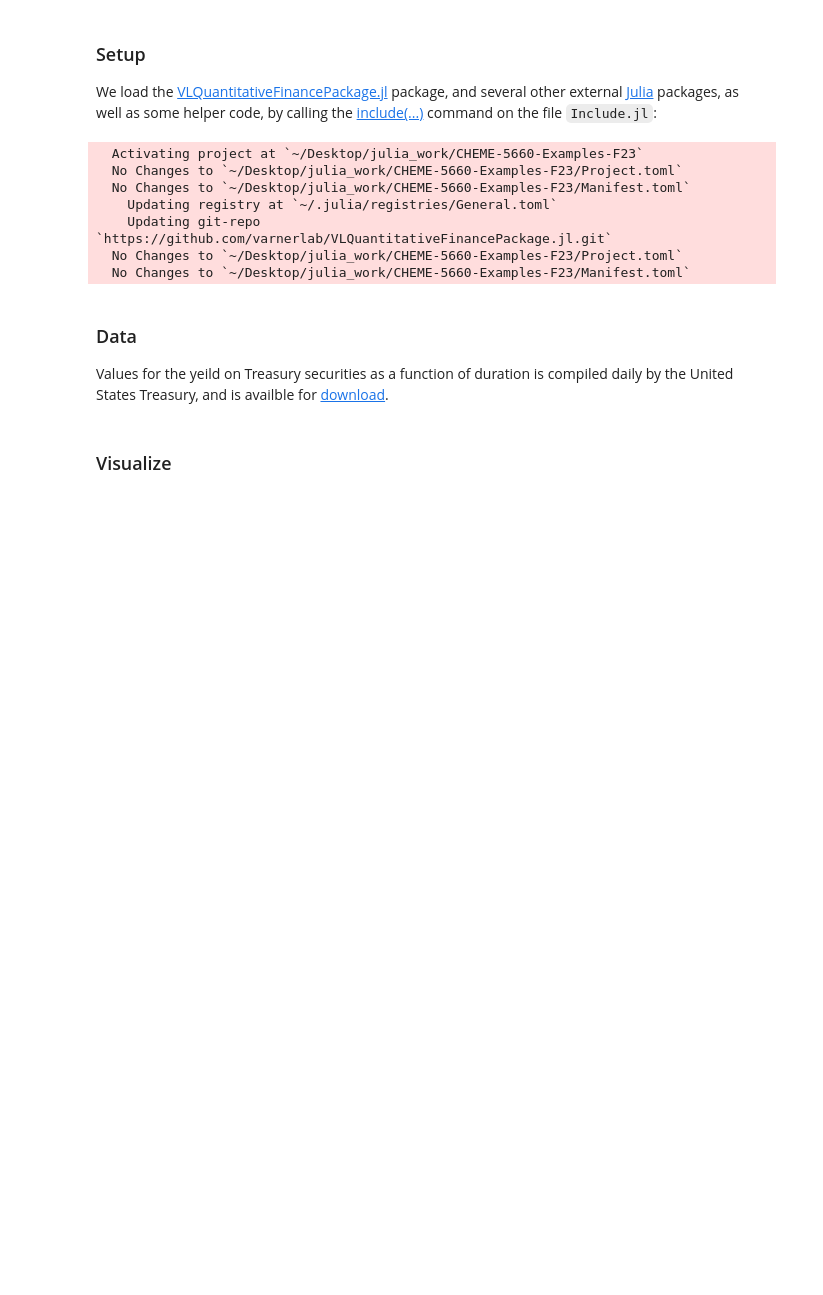
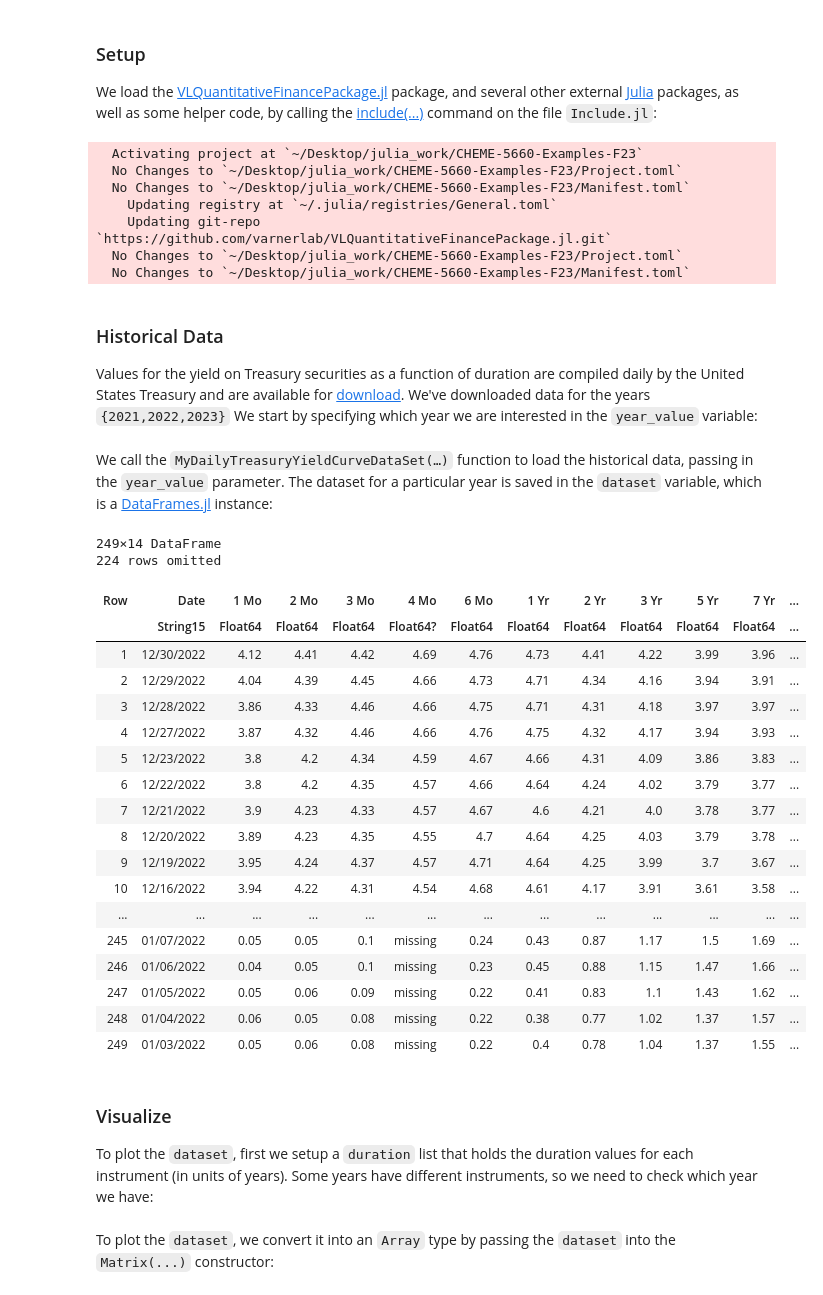
Before and after one commit to varnerlab/CHEME-5660-Examples-F23, a Jupyter notebook: CHEME-5660-L5a-YieldCurve-Data.ipynb, the cells around one changed output. Cells and saved outputs as stored; diff of their text form; code cells hidden in the pictures; blank space fills up the shorter version.

```diff
--- a/CHEME-5660-L5a-YieldCurve-Data.ipynb
+++ b/CHEME-5660-L5a-YieldCurve-Data.ipynb
@@ -19,5 +22,5 @@ include("Include.jl");
   No Changes to `~/Desktop/julia_work/CHEME-5660-Examples-F23/Project.toml`
   No Changes to `~/Desktop/julia_work/CHEME-5660-Examples-F23/Manifest.toml`
 # %% [markdown]
-### Data
-Values for the yeild on Treasury securities as a function of duration is compiled daily by the United States Treasury, and is availble for [download](https://home.treasury.gov/policy-issues/financing-the-government/interest-rate-statistics).
+### Historical Data
+Values for the yield on Treasury securities as a function of duration are compiled daily by the United States Treasury and are available for [download](https://home.treasury.gov/policy-issues/financing-the-government/interest-rate-statistics). We've downloaded data for the years `{2021,2022,2023}` We start by specifying which year we are interested in the `year_value` variable:
@@ -24,4 +29,28 @@ Values for the yeild on Treasury securities as a function of duration is compile
+# %% [markdown]
+We call the `MyDailyTreasuryYieldCurveDataSet(…)` function to load the historical data, passing in the `year_value` parameter. The dataset for a particular year is saved in the `dataset` variable, which is a [DataFrames.jl](https://github.com/JuliaData/DataFrames.jl) instance:
 # %%
-dataset = MyDailyTreasuryYieldCurveDataSet();
+dataset = MyDailyTreasuryYieldCurveDataSet(; year = year_value)
+# %% [output]
+249×14 DataFrame
+224 rows omitted
+| Row | Date | 1 Mo | 2 Mo | 3 Mo | 4 Mo | 6 Mo | 1 Yr | 2 Yr | 3 Yr | 5 Yr | 7 Yr | ... |
+|  | String15 | Float64 | Float64 | Float64 | Float64? | Float64 | Float64 | Float64 | Float64 | Float64 | Float64 | ... |
+| 1 | 12/30/2022 | 4.12 | 4.41 | 4.42 | 4.69 | 4.76 | 4.73 | 4.41 | 4.22 | 3.99 | 3.96 | ... |
+| 2 | 12/29/2022 | 4.04 | 4.39 | 4.45 | 4.66 | 4.73 | 4.71 | 4.34 | 4.16 | 3.94 | 3.91 | ... |
+| 3 | 12/28/2022 | 3.86 | 4.33 | 4.46 | 4.66 | 4.75 | 4.71 | 4.31 | 4.18 | 3.97 | 3.97 | ... |
+| 4 | 12/27/2022 | 3.87 | 4.32 | 4.46 | 4.66 | 4.76 | 4.75 | 4.32 | 4.17 | 3.94 | 3.93 | ... |
+| 5 | 12/23/2022 | 3.8 | 4.2 | 4.34 | 4.59 | 4.67 | 4.66 | 4.31 | 4.09 | 3.86 | 3.83 | ... |
+| 6 | 12/22/2022 | 3.8 | 4.2 | 4.35 | 4.57 | 4.66 | 4.64 | 4.24 | 4.02 | 3.79 | 3.77 | ... |
+| 7 | 12/21/2022 | 3.9 | 4.23 | 4.33 | 4.57 | 4.67 | 4.6 | 4.21 | 4.0 | 3.78 | 3.77 | ... |
+| 8 | 12/20/2022 | 3.89 | 4.23 | 4.35 | 4.55 | 4.7 | 4.64 | 4.25 | 4.03 | 3.79 | 3.78 | ... |
+| 9 | 12/19/2022 | 3.95 | 4.24 | 4.37 | 4.57 | 4.71 | 4.64 | 4.25 | 3.99 | 3.7 | 3.67 | ... |
+| 10 | 12/16/2022 | 3.94 | 4.22 | 4.31 | 4.54 | 4.68 | 4.61 | 4.17 | 3.91 | 3.61 | 3.58 | ... |
+| ... | ... | ... | ... | ... | ... | ... | ... | ... | ... | ... | ... | ... |
+| 245 | 01/07/2022 | 0.05 | 0.05 | 0.1 | missing | 0.24 | 0.43 | 0.87 | 1.17 | 1.5 | 1.69 | ... |
+| 246 | 01/06/2022 | 0.04 | 0.05 | 0.1 | missing | 0.23 | 0.45 | 0.88 | 1.15 | 1.47 | 1.66 | ... |
+| 247 | 01/05/2022 | 0.05 | 0.06 | 0.09 | missing | 0.22 | 0.41 | 0.83 | 1.1 | 1.43 | 1.62 | ... |
+| 248 | 01/04/2022 | 0.06 | 0.05 | 0.08 | missing | 0.22 | 0.38 | 0.77 | 1.02 | 1.37 | 1.57 | ... |
+| 249 | 01/03/2022 | 0.05 | 0.06 | 0.08 | missing | 0.22 | 0.4 | 0.78 | 1.04 | 1.37 | 1.55 | ... |
 # %% [markdown]
 ### Visualize
+To plot the `dataset`, first we setup a `duration` list that holds the duration values for each instrument (in units of years). Some years have different instruments, so we need to check which year we have:
@@ -27,0 +63,2 @@ dataset = MyDailyTreasuryYieldCurveDataSet();
+# %% [markdown]
+To plot the `dataset`, we convert it into an `Array` type by passing the `dataset` into the `Matrix(...)` constructor:
```
Also changed, not shown: parts of 8 cells of this notebook, 3 other files.
